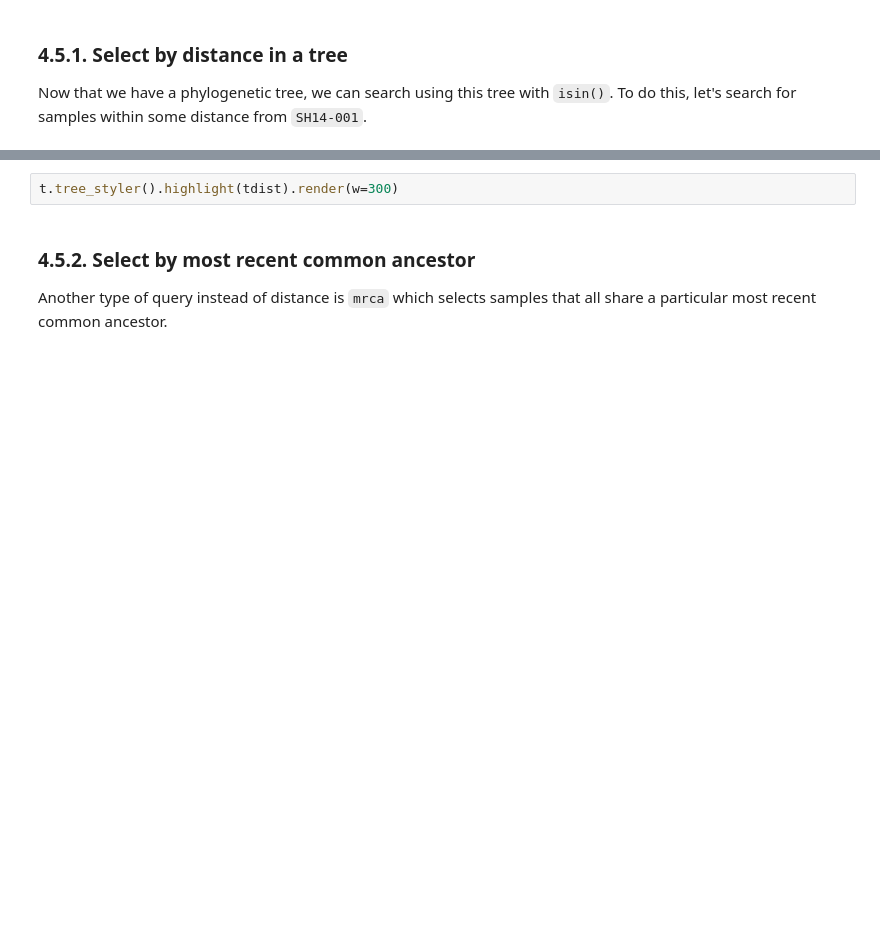
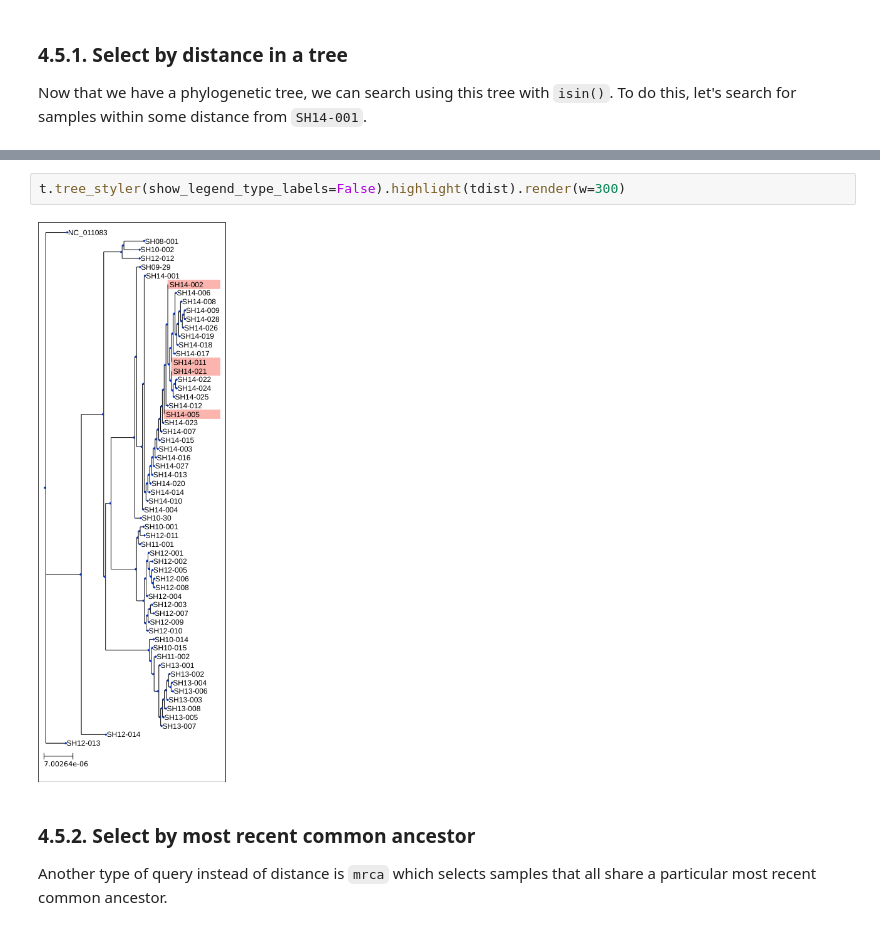
Before and after one commit to apetkau/genomics-data-index-examples, a Jupyter notebook: examples/tutorial-1-salmonella.ipynb, the cells around one changed output, grey strips where cells are left out. Saved outputs shown, nothing was run; the diff lists cells and outputs as text; blank space fills up the shorter version.

```diff
--- a/examples/tutorial-1-salmonella.ipynb
+++ b/examples/tutorial-1-salmonella.ipynb
@@ -223,5 +371,7 @@ It can be hard to see what is going on, so we can combine our query with the tre
 # %%
-t.tree_styler().highlight(tdist).render(w=300)
+t.tree_styler(show_legend_type_labels=False).highlight(tdist).render(w=300)
+# %% [output]
+[figure, added]
 # %% [markdown]
 ### 4.5.2. Select by most recent common ancestor
 
```
Also changed, not shown: parts of 98 cells of this notebook.
